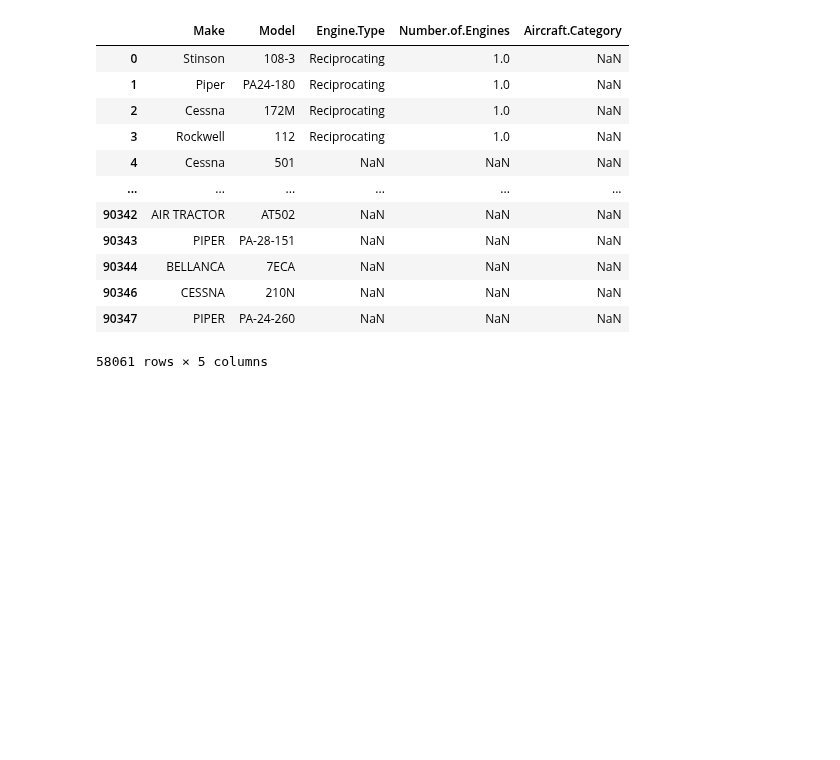
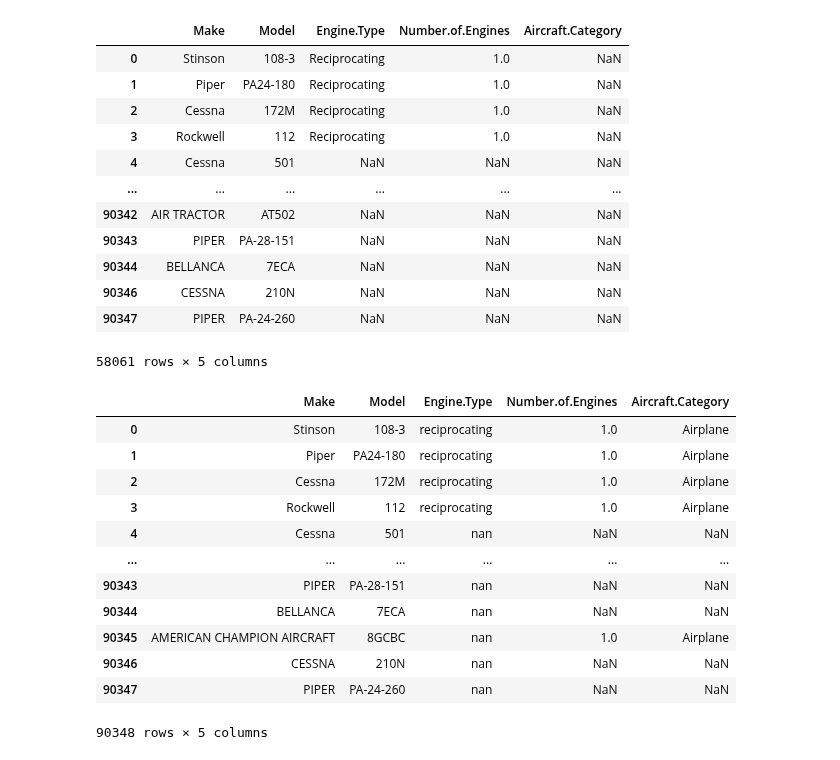
Before and after one commit to GiannaSal/data-driven-insights-for-aviation-risk-management, a Jupyter notebook: analysis.ipynb, the cells around one changed output. Drawn from its saved outputs; the diff is of its cells as text; code cells hidden in the pictures; blank space fills up the shorter version.

```diff
--- a/analysis.ipynb
+++ b/analysis.ipynb
@@ -242,3 +240,54 @@ fill_groups_df.to_csv("aircraft groups per make")
 
 #print(fill_groups.groups)
 #can_fill_air_cat.to_csv("filling null aircraft category")
+# %%
+# Lowercase and strip spaces for consistency
+df['Engine.Type'] = df['Engine.Type'].astype(str).str.lower().str.strip()
+
+# Create confidence column
+df['Category.Confidence'] = 'Low'
+
+# Mapping engine type → category
+engine_to_category = {
+    'reciprocating': 'Airplane',
+    'turbo shaft': 'Helicopter',
+    'turboshaft': 'Helicopter',
+    'turbo prop': 'Airplane',
+    'turboprop': 'Airplane',
+    'turbo fan': 'Airplane',
+    'turbofan': 'Airplane',
+    'turbo jet': 'Airplane',
+    'turbojet': 'Airplane',
+    'geared turbofan': 'Airplane',
+    'electric': 'Airplane',
+    'hybrid rocket': 'Rocket'
+}
+
+
+# Apply rules
+for key, value in engine_to_category.items():
+    mask = df['Engine.Type'].str.contains(key, na=False)
+    df.loc[mask & df['Aircraft.Category'].isna(), 'Aircraft.Category'] = value
+    df.loc[mask, 'Category.Confidence'] = 'High'
+
+# Mark clearly unknown cases
+unknown_mask = df['Engine.Type'].str.contains('unknown|unk|none|lr', na=False)
+df.loc[unknown_mask & df['Aircraft.Category'].isna(), 'Aircraft.Category'] = 'Unknown'
+df.loc[unknown_mask, 'Category.Confidence'] = 'Low'
+# %%
+new_air_cat = df[['Make', 'Model', 'Engine.Type', 'Number.of.Engines', 'Aircraft.Category']]
+new_air_cat
+# %% [output]
+|  | Make | Model | Engine.Type | Number.of.Engines | Aircraft.Category |
+| 0 | Stinson | 108-3 | reciprocating | 1.0 | Airplane |
+| 1 | Piper | PA24-180 | reciprocating | 1.0 | Airplane |
+| 2 | Cessna | 172M | reciprocating | 1.0 | Airplane |
+| 3 | Rockwell | 112 | reciprocating | 1.0 | Airplane |
+| 4 | Cessna | 501 | nan | NaN | NaN |
+| ... | ... | ... | ... | ... | ... |
+| 90343 | PIPER | PA-28-151 | nan | NaN | NaN |
+| 90344 | BELLANCA | 7ECA | nan | NaN | NaN |
+| 90345 | AMERICAN CHAMPION AIRCRAFT | 8GCBC | nan | 1.0 | Airplane |
+| 90346 | CESSNA | 210N | nan | NaN | NaN |
+| 90347 | PIPER | PA-24-260 | nan | NaN | NaN |
+90348 rows × 5 columns
```
Also changed, not shown: parts of 11 cells of this notebook, 3 other files.
